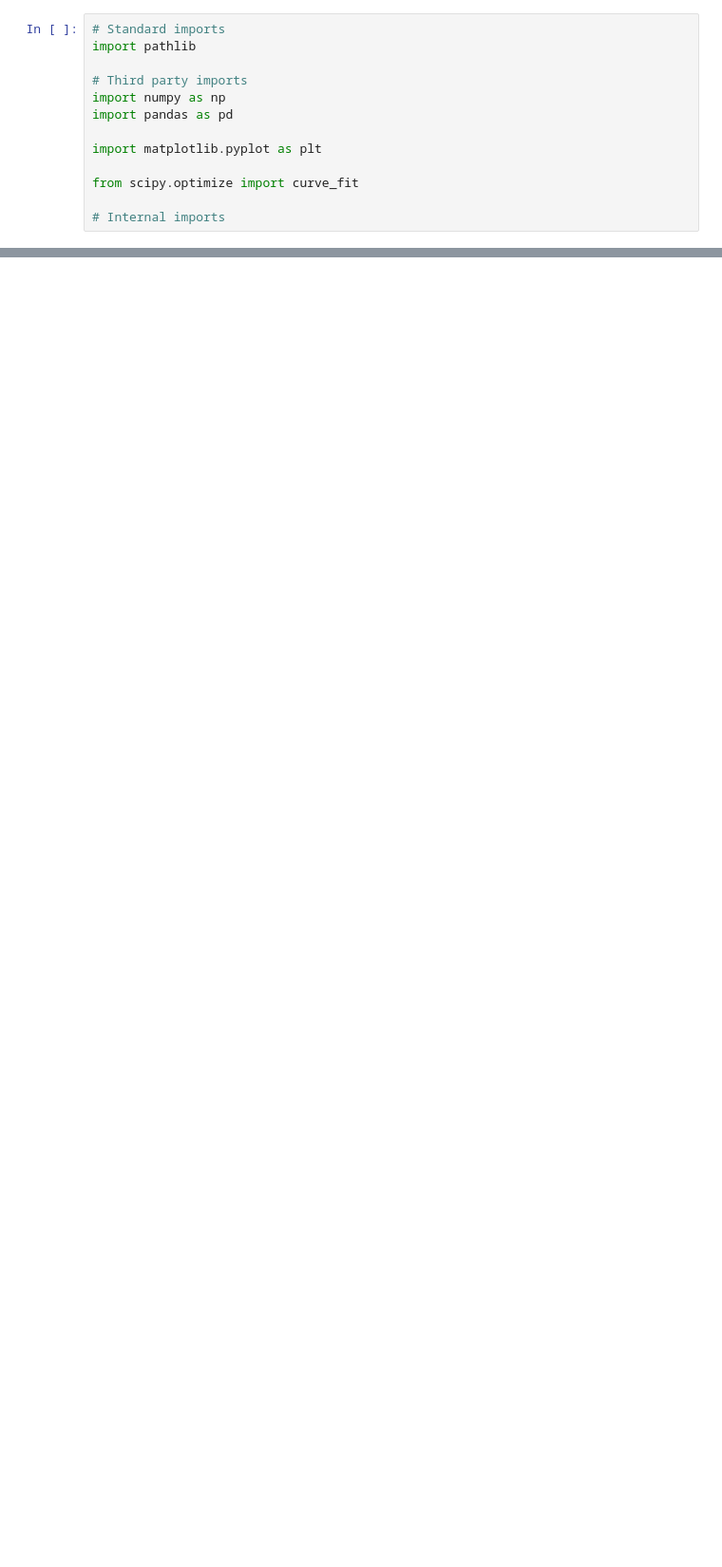
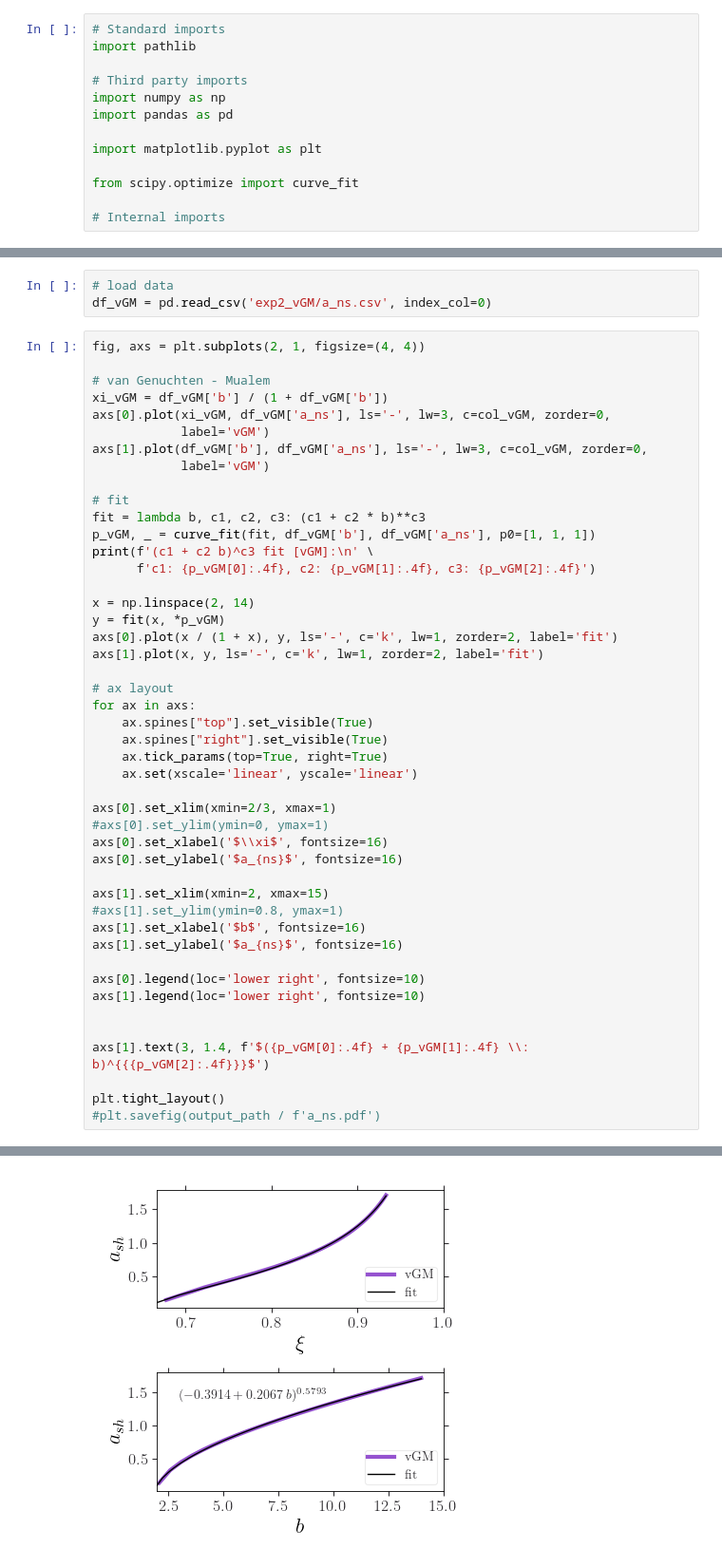
Before and after one commit to jpaccolat/seepage, a Jupyter notebook: exp2.ipynb, the cells around one changed output, grey strips where cells are left out. Shown at 95% size. Cells and saved outputs as stored; diff of their text form; blank space fills up the shorter version.

```diff
--- a/exp2.ipynb
+++ b/exp2.ipynb
@@ -134,0 +137,50 @@ plt.tight_layout()
+# %%
+# load data
+df_vGM = pd.read_csv('exp2_vGM/a_ns.csv', index_col=0)
+# %%
+fig, axs = plt.subplots(2, 1, figsize=(4, 4))
+
+# van Genuchten - Mualem
+xi_vGM = df_vGM['b'] / (1 + df_vGM['b'])
+axs[0].plot(xi_vGM, df_vGM['a_ns'], ls='-', lw=3, c=col_vGM, zorder=0,
+            label='vGM')
+axs[1].plot(df_vGM['b'], df_vGM['a_ns'], ls='-', lw=3, c=col_vGM, zorder=0,
+            label='vGM')
+
+# fit
+fit = lambda b, c1, c2, c3: (c1 + c2 * b)**c3
+p_vGM, _ = curve_fit(fit, df_vGM['b'], df_vGM['a_ns'], p0=[1, 1, 1])
+print(f'(c1 + c2 b)^c3 fit [vGM]:\n' \
+      f'c1: {p_vGM[0]:.4f}, c2: {p_vGM[1]:.4f}, c3: {p_vGM[2]:.4f}')
+
+x = np.linspace(2, 14)
+y = fit(x, *p_vGM)
+axs[0].plot(x / (1 + x), y, ls='-', c='k', lw=1, zorder=2, label='fit')
+axs[1].plot(x, y, ls='-', c='k', lw=1, zorder=2, label='fit')
+
+# ax layout
+for ax in axs:
+    ax.spines["top"].set_visible(True)
+    ax.spines["right"].set_visible(True)
+    ax.tick_params(top=True, right=True)
+    ax.set(xscale='linear', yscale='linear')
+
+axs[0].set_xlim(xmin=2/3, xmax=1)
+#axs[0].set_ylim(ymin=0, ymax=1)
+axs[0].set_xlabel('$\\xi$', fontsize=16)
+axs[0].set_ylabel('$a_{ns}$', fontsize=16)
+
+axs[1].set_xlim(xmin=2, xmax=15)
+#axs[1].set_ylim(ymin=0.8, ymax=1)
+axs[1].set_xlabel('$b$', fontsize=16)
+axs[1].set_ylabel('$a_{ns}$', fontsize=16)
+
+axs[0].legend(loc='lower right', fontsize=10)
+axs[1].legend(loc='lower right', fontsize=10)
+
+
+axs[1].text(3, 1.4, f'$({p_vGM[0]:.4f} + {p_vGM[1]:.4f} \\: b)^{{{p_vGM[2]:.4f}}}$')
+
+plt.tight_layout()
+#plt.savefig(output_path / f'a_ns.pdf')
+# %% [output]
@@ -134,0 +189 @@ plt.tight_layout()
+[figure, added]
```
Also changed, not shown: parts of 11 cells of this notebook, 2 other files.
